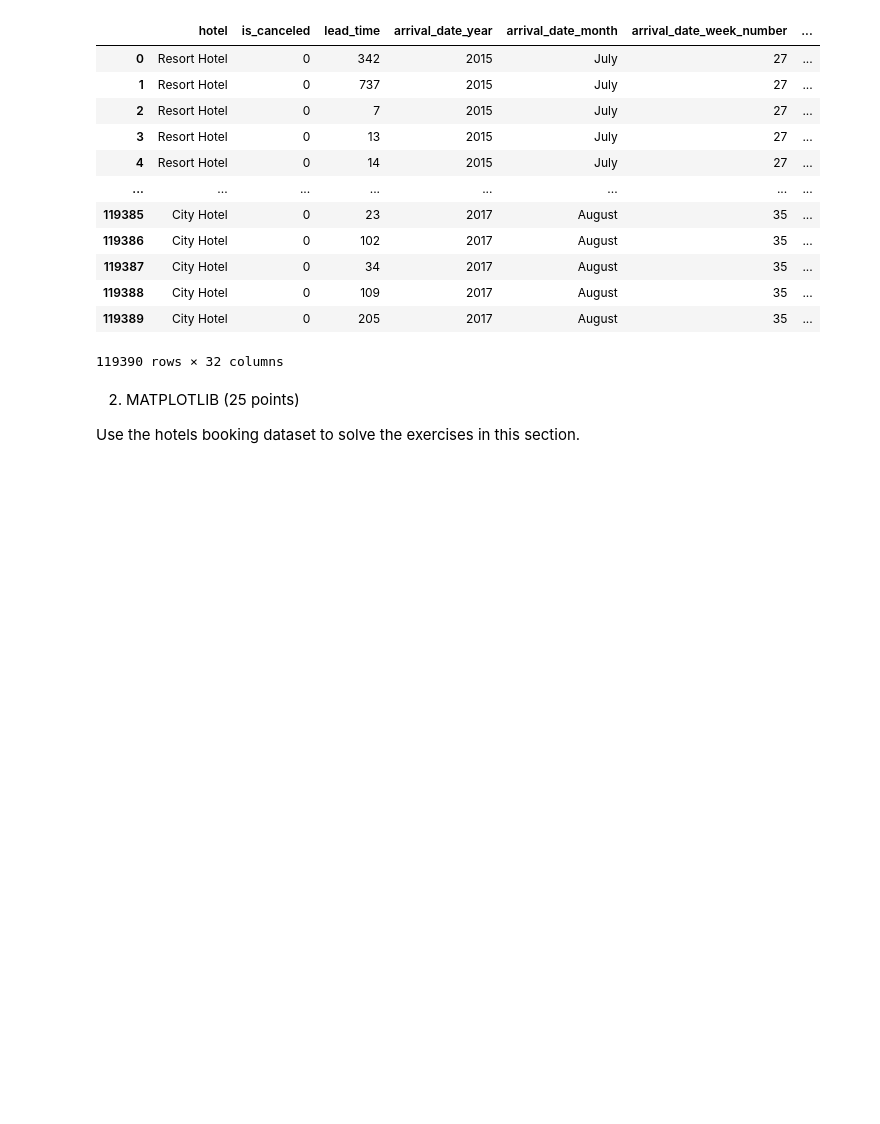
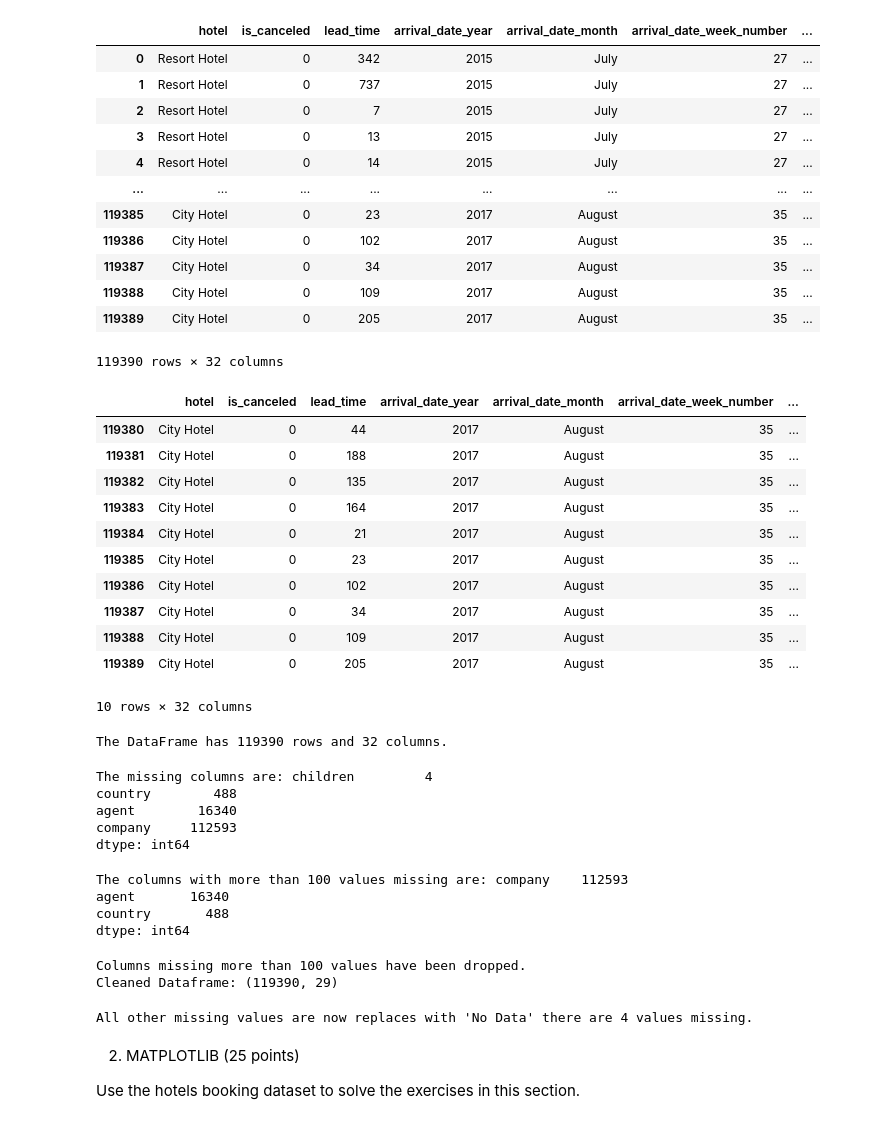
Before and after one commit to OffPut/Test, a Jupyter notebook: CFGdegree_Alternative_Exam.ipynb, the cells around one changed output. Drawn from its saved outputs; the diff is of its cells as text; code cells hidden in the pictures; blank space fills up the shorter version.

```diff
--- a/CFGdegree_Alternative_Exam.ipynb
+++ b/CFGdegree_Alternative_Exam.ipynb
@@ -27,13 +27,63 @@ from google.colab import drive
 drive.mount('/content/drive')
 # %%
 # 2. Show the last 10 rows of the dataset
+
+df.tail(10)
+# %% [output]
+|  | hotel | is_canceled | lead_time | arrival_date_year | arrival_date_month | arrival_date_week_number | ... |
+| 119380 | City Hotel | 0 | 44 | 2017 | August | 35 | ... |
+| 119381 | City Hotel | 0 | 188 | 2017 | August | 35 | ... |
+| 119382 | City Hotel | 0 | 135 | 2017 | August | 35 | ... |
+| 119383 | City Hotel | 0 | 164 | 2017 | August | 35 | ... |
+| 119384 | City Hotel | 0 | 21 | 2017 | August | 35 | ... |
+| 119385 | City Hotel | 0 | 23 | 2017 | August | 35 | ... |
+| 119386 | City Hotel | 0 | 102 | 2017 | August | 35 | ... |
+| 119387 | City Hotel | 0 | 34 | 2017 | August | 35 | ... |
+| 119388 | City Hotel | 0 | 109 | 2017 | August | 35 | ... |
+| 119389 | City Hotel | 0 | 205 | 2017 | August | 35 | ... |
+10 rows × 32 columns
 # %%
 # 3. How many rows and column does the dataset have?
 # clearly display the results.
+
+rows, columns = df.shape
+
+print(f"The DataFrame has {rows} rows and {columns} columns.")
+# %% [output]
+The DataFrame has 119390 rows and 32 columns.
 # %%
 # 4. Which columns have missing values?
+missing_data = df.isnull().sum()
+
+missing_columns = missing_data[missing_data > 0]
+
+print("The missing columns are:", missing_columns)
+# %% [output]
+The missing columns are: children         4
+country        488
+agent        16340
+company     112593
+dtype: int64
 # %%
 # 5. Find the columns where there are more than 100 values missing.
 # Hint: you can sort the columns based on the sum of missing values
+
+missing_columns = missing_data[missing_data > 100]
+
+
+missing_columns = missing_columns.sort_values(ascending=False)
+
+print("The columns with more than 100 values missing are:",missing_columns)
+# %% [output]
+The columns with more than 100 values missing are: company    112593
+agent       16340
+country       488
+dtype: int64
 # %%
 # 6. Drop the columns where there are more than 100 values missing.
+clean_df = df.drop(missing_columns.index, axis=1)
+print("Columns missing more than 100 values have been dropped.")
+print("Cleaned Dataframe:", clean_df.shape)
+# %% [output]
+Columns missing more than 100 values have been dropped.
+Cleaned Dataframe: (119390, 29)
@@ -42,3 +90,11 @@ drive.mount('/content/drive')
+# %%
+# 7. Replace all other missing values with "Data absent"
+
+clean_df = clean_df.fillna("No Data")
+no_data_count = (clean_df == "No Data").sum().sum()
+print(f"All other missing values are now replaces with 'No Data', there are {no_data_count} values missing.")
+# %% [output]
+All other missing values are now replaces with 'No Data' there are 4 values missing.
 # %%
 # 8. Rename all columns to start with a capital letter.
 # %%
```
Also changed, not shown: parts of 4 cells of this notebook.
